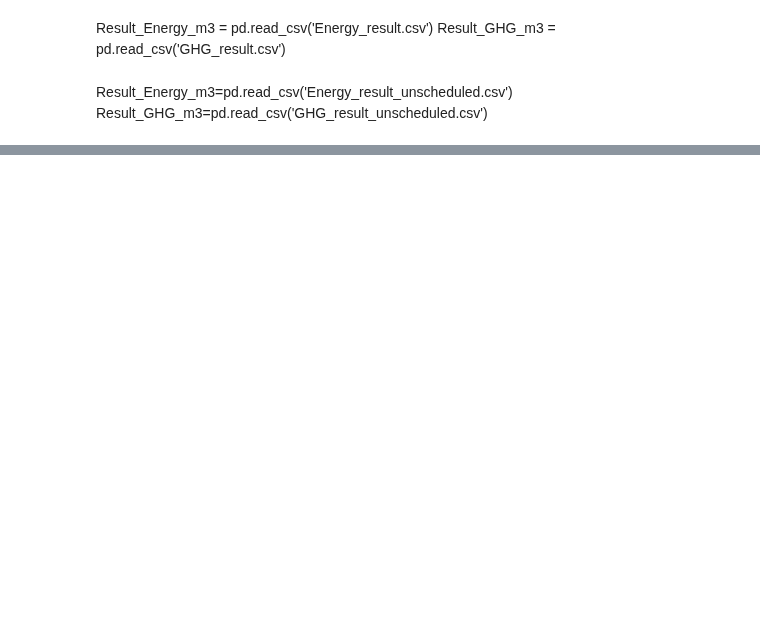
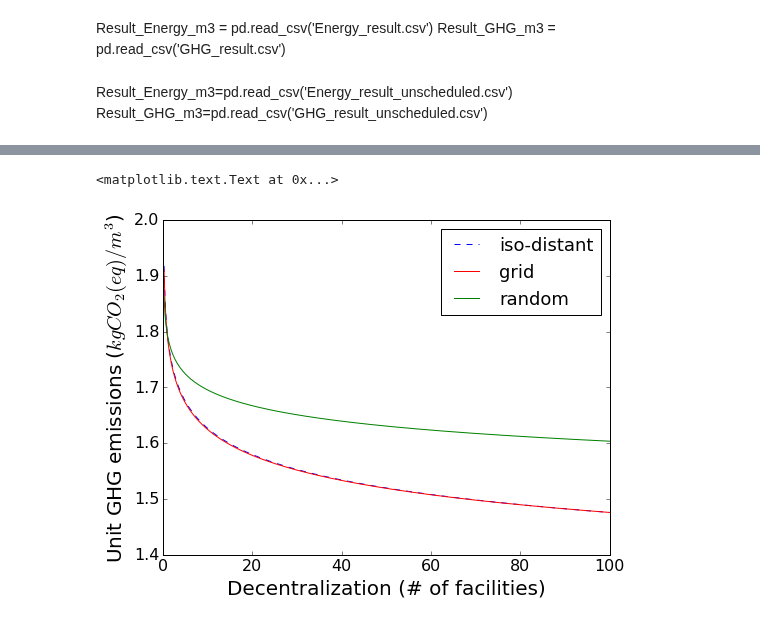
Before and after one commit to okavvada/Urine-Project, a Jupyter notebook: Run_LCA_model.ipynb, the cells around one changed output, grey strips where cells are left out. Saved outputs shown, nothing was run; the diff lists cells and outputs as text; code cells hidden in the pictures; blank space fills up the shorter version.

```diff
--- a/Run_LCA_model.ipynb
+++ b/Run_LCA_model.ipynb
@@ -129,0 +271,11 @@ fig.tight_layout()
+# %%
+fig, ax = plt.subplots(nrows=1, ncols=1 ,figsize=(8, 6))
+g = pl_grid_GHG.plot( x='x', y='iso-distant',fontsize=16, c='b',linestyle='--', ax=ax)
+f = pl_optimal_GHG.plot( x='x', y='grid',fontsize=16, c='r', ax=ax)
+h = pl_random_GHG.plot( x='x', y='random',fontsize=16, c='g', ax=ax)
+h.legend(fontsize=18)
+plt.ylabel('Unit GHG emissions ($kgCO_2(eq)/m^3$)',fontsize=20)
+plt.xlabel('Decentralization (# of facilities)', fontsize = 20)
+# %% [output]
+<matplotlib.text.Text at 0x...>
+[figure, added]
```
Also changed, not shown: parts of 16 cells of this notebook, 9 other files.
